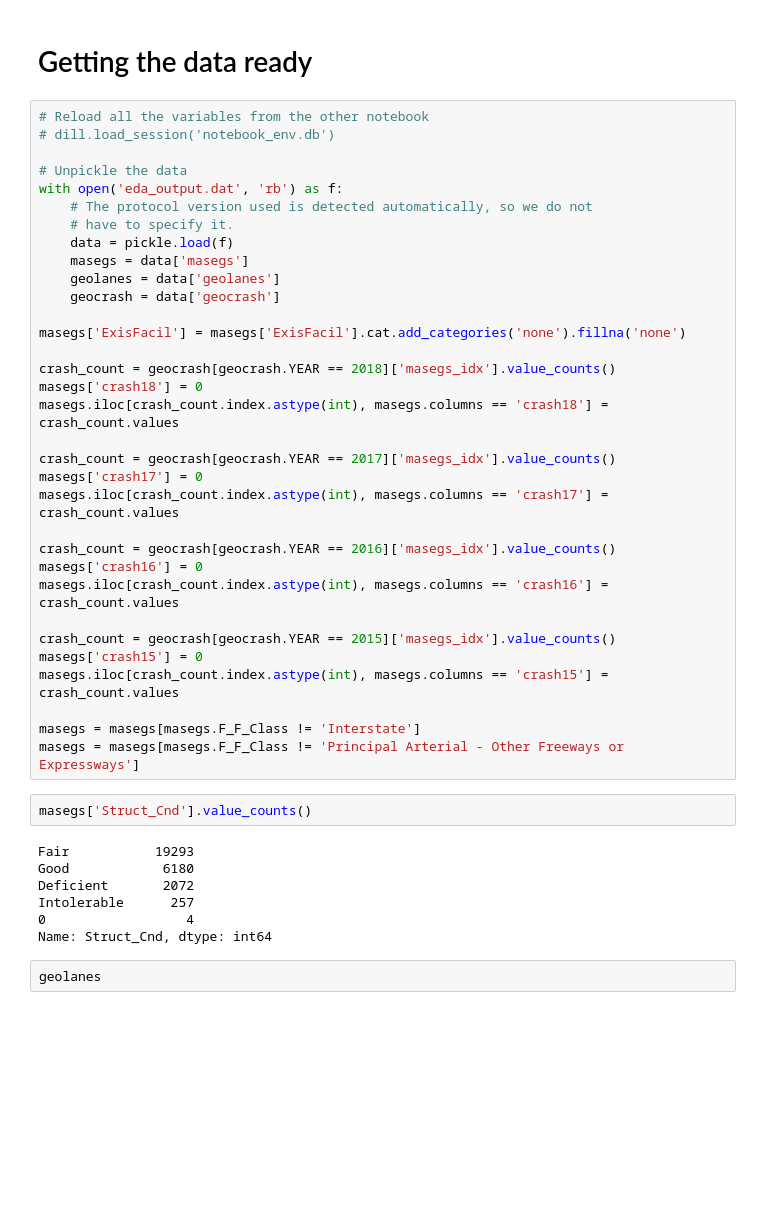
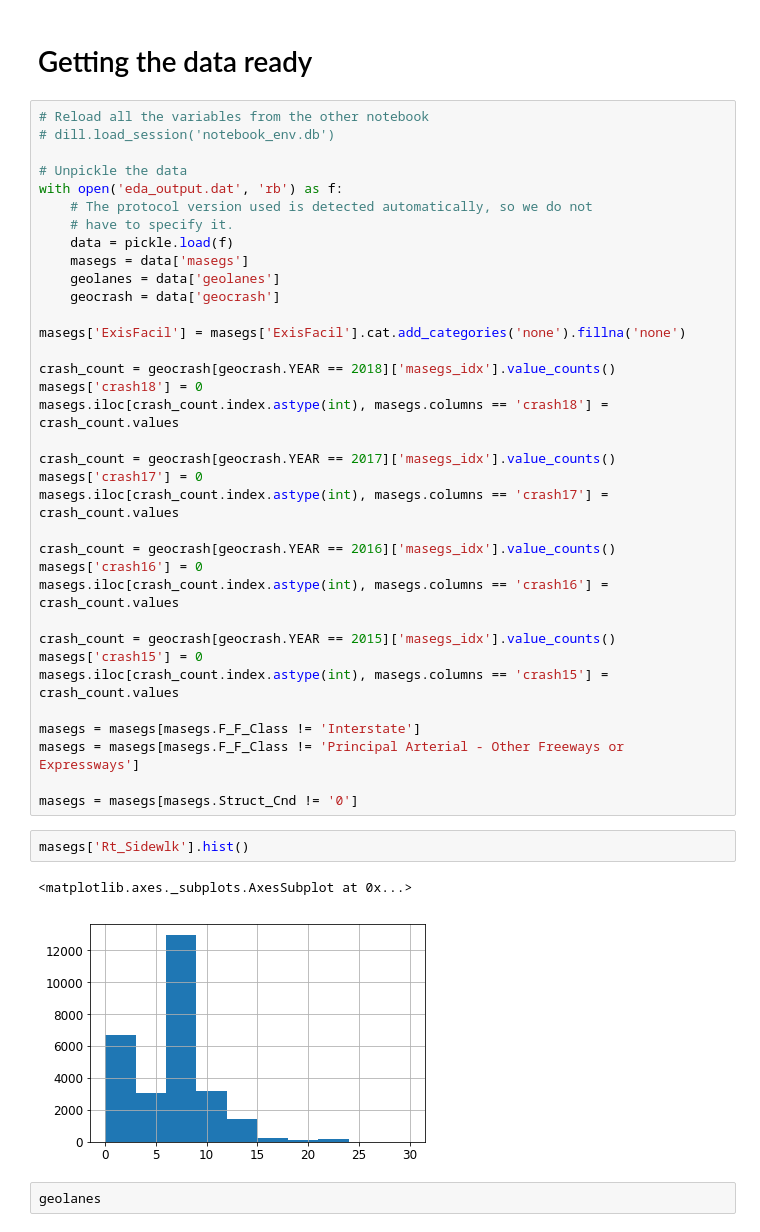
Before and after one commit to lemartinet/cycle-safe, a Jupyter notebook: notebook/model.ipynb, the cells around one changed output. Drawn from its saved outputs; the diff is of its cells as text; blank space fills up the shorter version.

```diff
--- a/notebook/model.ipynb
+++ b/notebook/model.ipynb
@@ -62,15 +62,13 @@ masegs.iloc[crash_count.index.astype(int), masegs.columns == 'crash15'] = crash_
 
 masegs = masegs[masegs.F_F_Class != 'Interstate']
 masegs = masegs[masegs.F_F_Class != 'Principal Arterial - Other Freeways or Expressways']
+
+masegs = masegs[masegs.Struct_Cnd != '0']
-# %%
-masegs['Struct_Cnd'].value_counts()
-# %% [output]
-Fair           19293
-Good            6180
-Deficient       2072
-Intolerable      257
-0                  4
-Name: Struct_Cnd, dtype: int64
+# %%
+masegs['Rt_Sidewlk'].hist()
+# %% [output]
+<matplotlib.axes._subplots.AxesSubplot at 0x...>
+[figure, added]
 # %%
 geolanes
 # %% [output]
```
Also changed, not shown: parts of 12 cells of this notebook, 4 other files.
